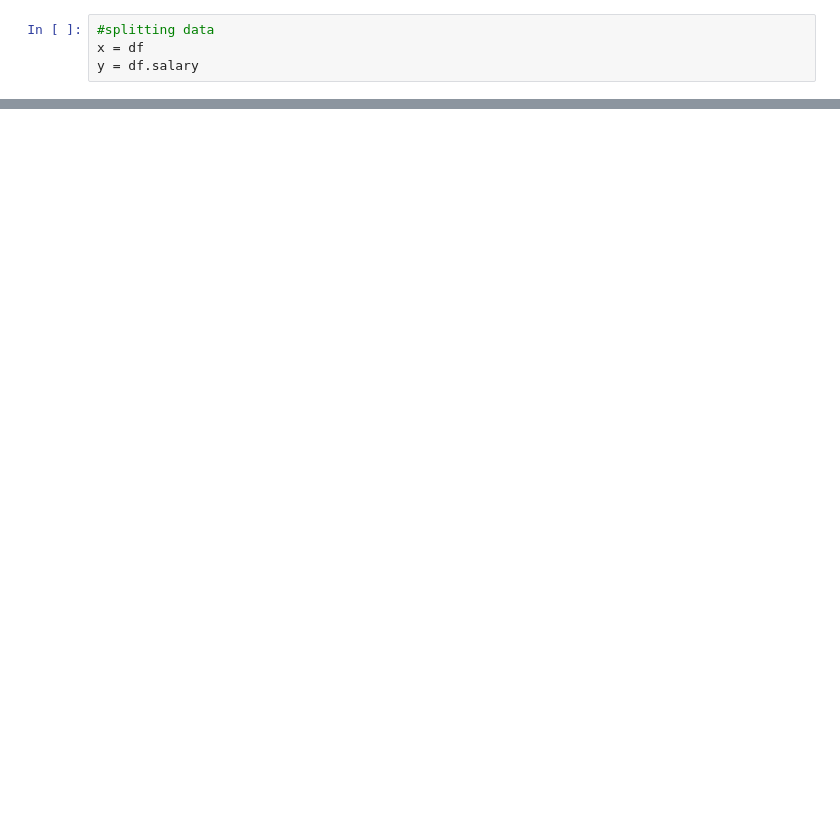
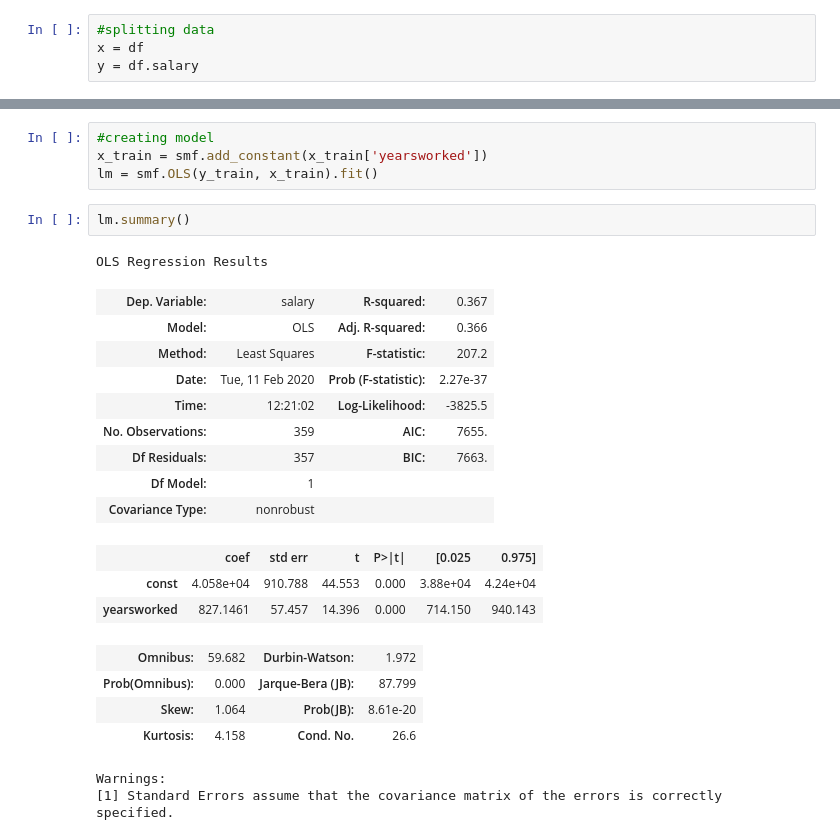
Before and after one commit to Sibusiso1995/Linear-Regression, a Jupyter notebook: linear_regression.ipynb, the cells around one changed output, grey strips where cells are left out. Saved outputs shown, nothing was run; the diff lists cells and outputs as text; blank space fills up the shorter version.

```diff
--- a/linear_regression.ipynb
+++ b/linear_regression.ipynb
@@ -51,0 +95,26 @@ y = df.salary
+# %%
+#creating model
+x_train = smf.add_constant(x_train['yearsworked'])
+lm = smf.OLS(y_train, x_train).fit()
+# %%
+lm.summary()
+# %% [output]
+OLS Regression Results
+| Dep. Variable: | salary | R-squared: | 0.367 |
+| Model: | OLS | Adj. R-squared: | 0.366 |
+| Method: | Least Squares | F-statistic: | 207.2 |
+| Date: | Tue, 11 Feb 2020 | Prob (F-statistic): | 2.27e-37 |
+| Time: | 12:21:02 | Log-Likelihood: | -3825.5 |
+| No. Observations: | 359 | AIC: | 7655. |
+| Df Residuals: | 357 | BIC: | 7663. |
+| Df Model: | 1 |  |  |
+| Covariance Type: | nonrobust |  |  |
+|  | coef | std err | t | P>|t| | [0.025 | 0.975] |
+| const | 4.058e+04 | 910.788 | 44.553 | 0.000 | 3.88e+04 | 4.24e+04 |
+| yearsworked | 827.1461 | 57.457 | 14.396 | 0.000 | 714.150 | 940.143 |
+| Omnibus: | 59.682 | Durbin-Watson: | 1.972 |
+| Prob(Omnibus): | 0.000 | Jarque-Bera (JB): | 87.799 |
+| Skew: | 1.064 | Prob(JB): | 8.61e-20 |
+| Kurtosis: | 4.158 | Cond. No. | 26.6 |
+Warnings:
+[1] Standard Errors assume that the covariance matrix of the errors is correctly specified.
```
Also changed, not shown: parts of 10 cells of this notebook.
